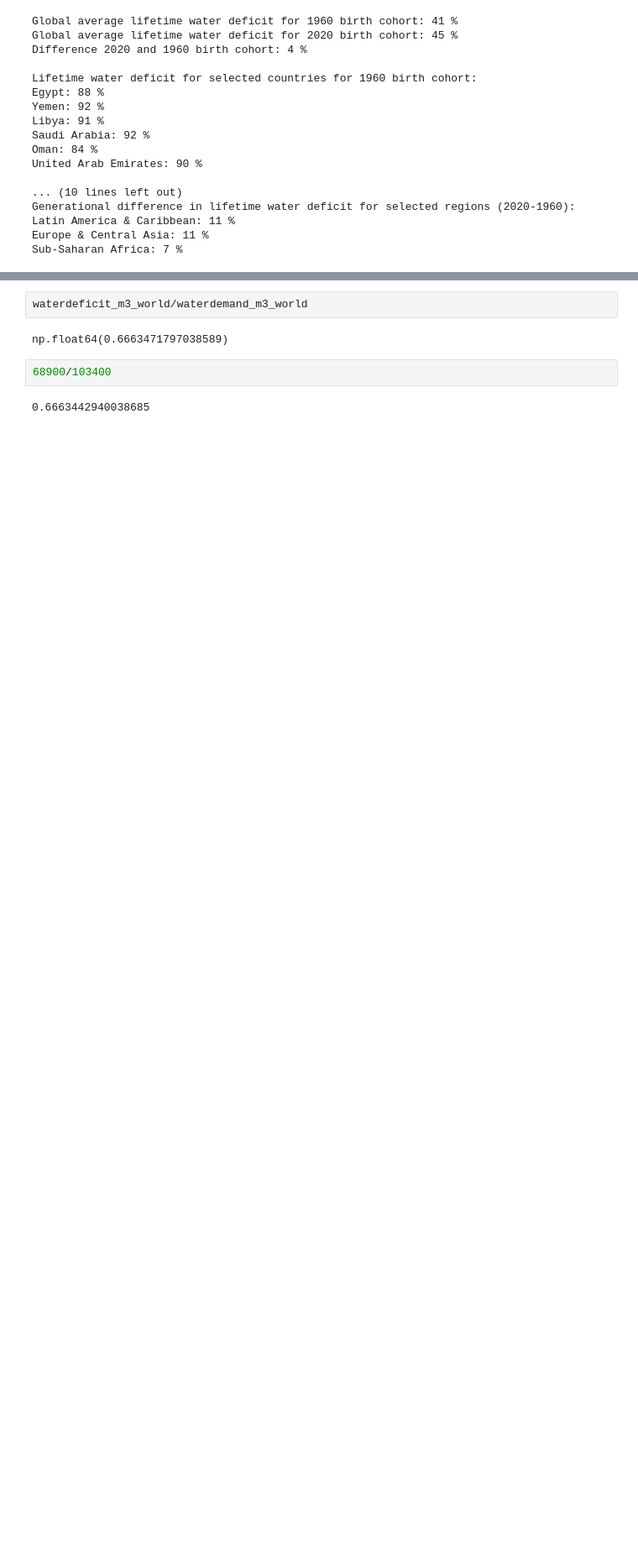
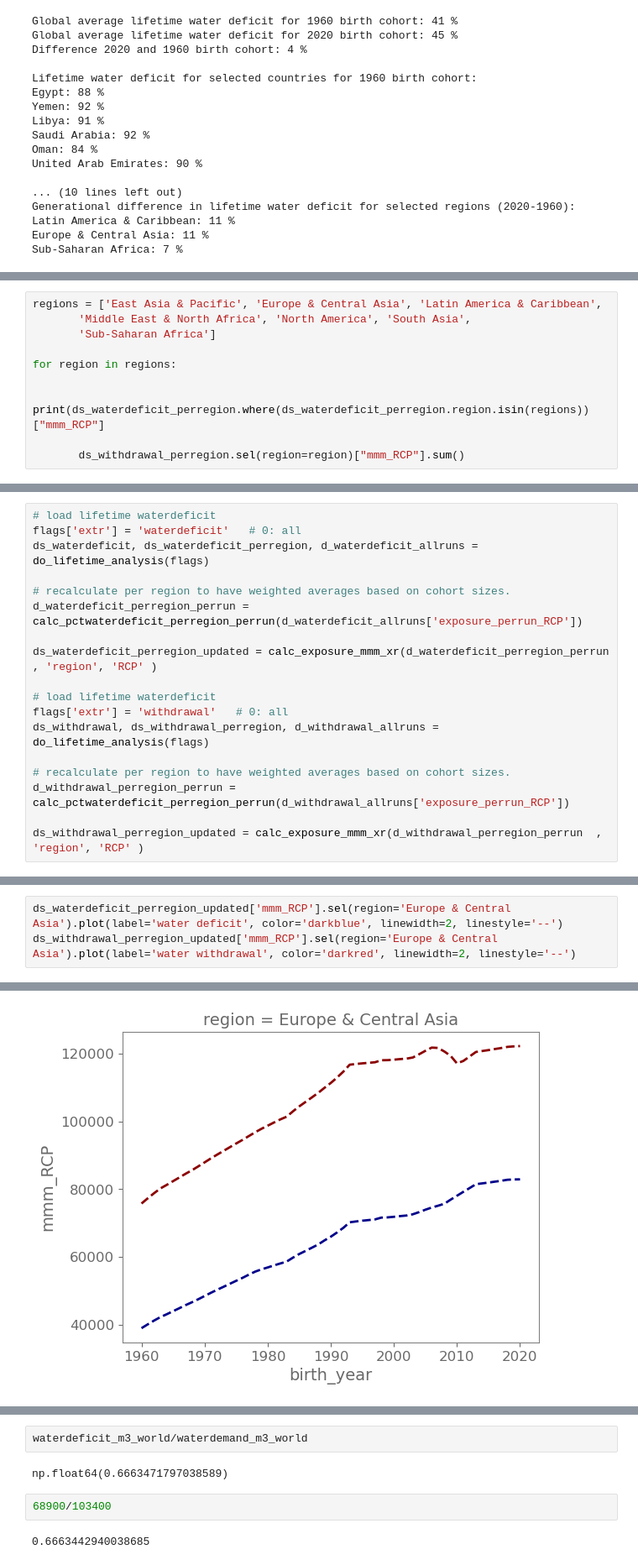
Before and after one commit to VUB-HYDR/2025_Vanderkelen_etal, a Jupyter notebook: lifetime_waterdeficit/fig_figures.ipynb, the cells around one changed output, grey strips where cells are left out. Shown at 84% size. Drawn from its saved outputs; the diff is of its cells as text; blank space fills up the shorter version.

```diff
--- a/lifetime_waterdeficit/fig_figures.ipynb
+++ b/lifetime_waterdeficit/fig_figures.ipynb
@@ -321,3 +386,13 @@ Sub-Saharan Africa: 7 %
+# %%
+regions = ['East Asia & Pacific', 'Europe & Central Asia', 'Latin America & Caribbean',
+       'Middle East & North Africa', 'North America', 'South Asia',
+       'Sub-Saharan Africa']
+
+for region in regions:
+
+       print(ds_waterdeficit_perregion.where(ds_waterdeficit_perregion.region.isin(regions))["mmm_RCP"]
+
+       ds_withdrawal_perregion.sel(region=region)["mmm_RCP"].sum()
 # %%
 print(f"Total water withdrawal and demand")
 
@@ -364,0 +473,18 @@ Difference in world water deficit 2020-1960 birth cohort: 1369287 m³
+# %%
+# load lifetime waterdeficit
+flags['extr'] = 'waterdeficit'   # 0: all
+ds_waterdeficit, ds_waterdeficit_perregion, d_waterdeficit_allruns = do_lifetime_analysis(flags)
+
+# recalculate per region to have weighted averages based on cohort sizes.
+d_waterdeficit_perregion_perrun = calc_pctwaterdeficit_perregion_perrun(d_waterdeficit_allruns['exposure_perrun_RCP'])
+
+ds_waterdeficit_perregion_updated = calc_exposure_mmm_xr(d_waterdeficit_perregion_perrun  , 'region', 'RCP' )
+
+# load lifetime waterdeficit
+flags['extr'] = 'withdrawal'   # 0: all
+ds_withdrawal, ds_withdrawal_perregion, d_withdrawal_allruns = do_lifetime_analysis(flags)
+
+# recalculate per region to have weighted averages based on cohort sizes.
+d_withdrawal_perregion_perrun = calc_pctwaterdeficit_perregion_perrun(d_withdrawal_allruns['exposure_perrun_RCP'])
+
+ds_withdrawal_perregion_updated = calc_exposure_mmm_xr(d_withdrawal_perregion_perrun  , 'region', 'RCP' )
@@ -364,0 +498,4 @@ Difference in world water deficit 2020-1960 birth cohort: 1369287 m³
+# %%
+ds_waterdeficit_perregion_updated['mmm_RCP'].sel(region='Europe & Central Asia').plot(label='water deficit', color='darkblue', linewidth=2, linestyle='--')
+ds_withdrawal_perregion_updated['mmm_RCP'].sel(region='Europe & Central Asia').plot(label='water withdrawal', color='darkred', linewidth=2, linestyle='--')
+# %% [output]
@@ -364,0 +503 @@ Difference in world water deficit 2020-1960 birth cohort: 1369287 m³
+[figure, added]
```
Also changed, not shown: parts of 32 cells of this notebook, 11 other files.
